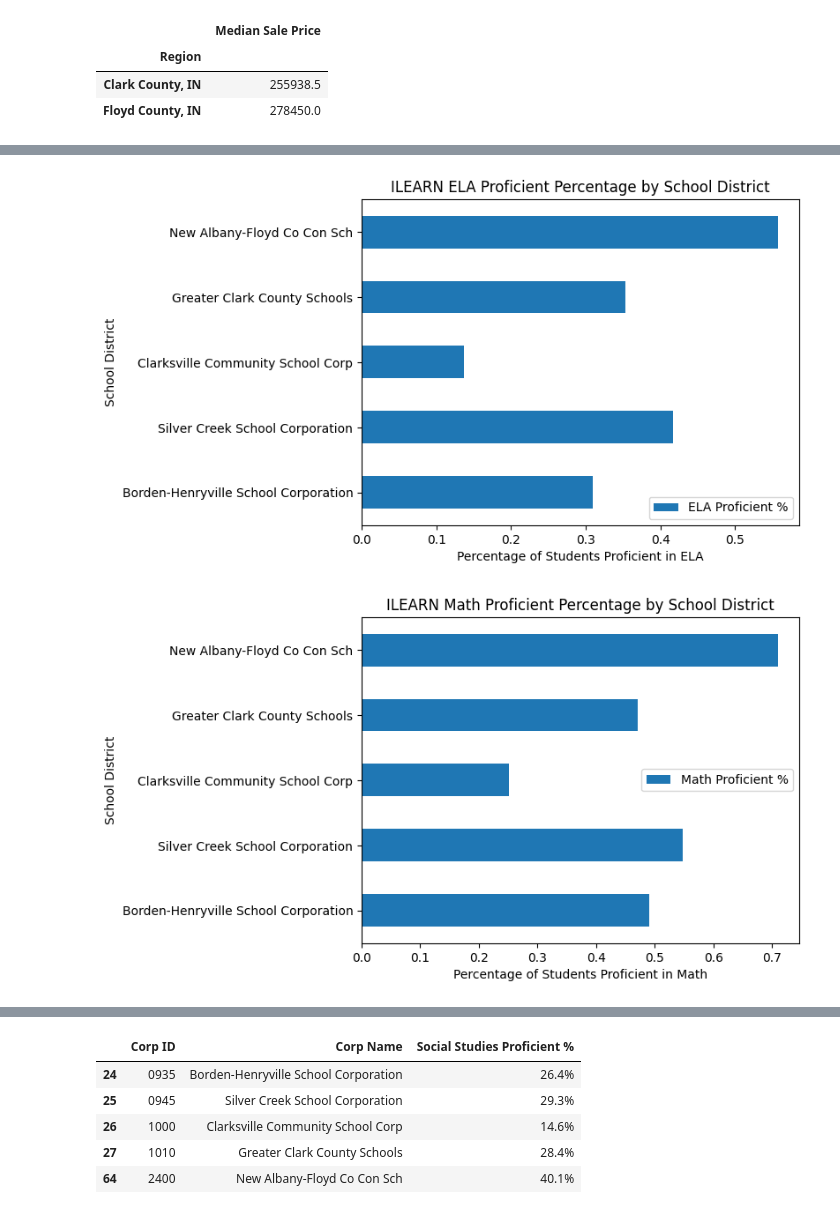
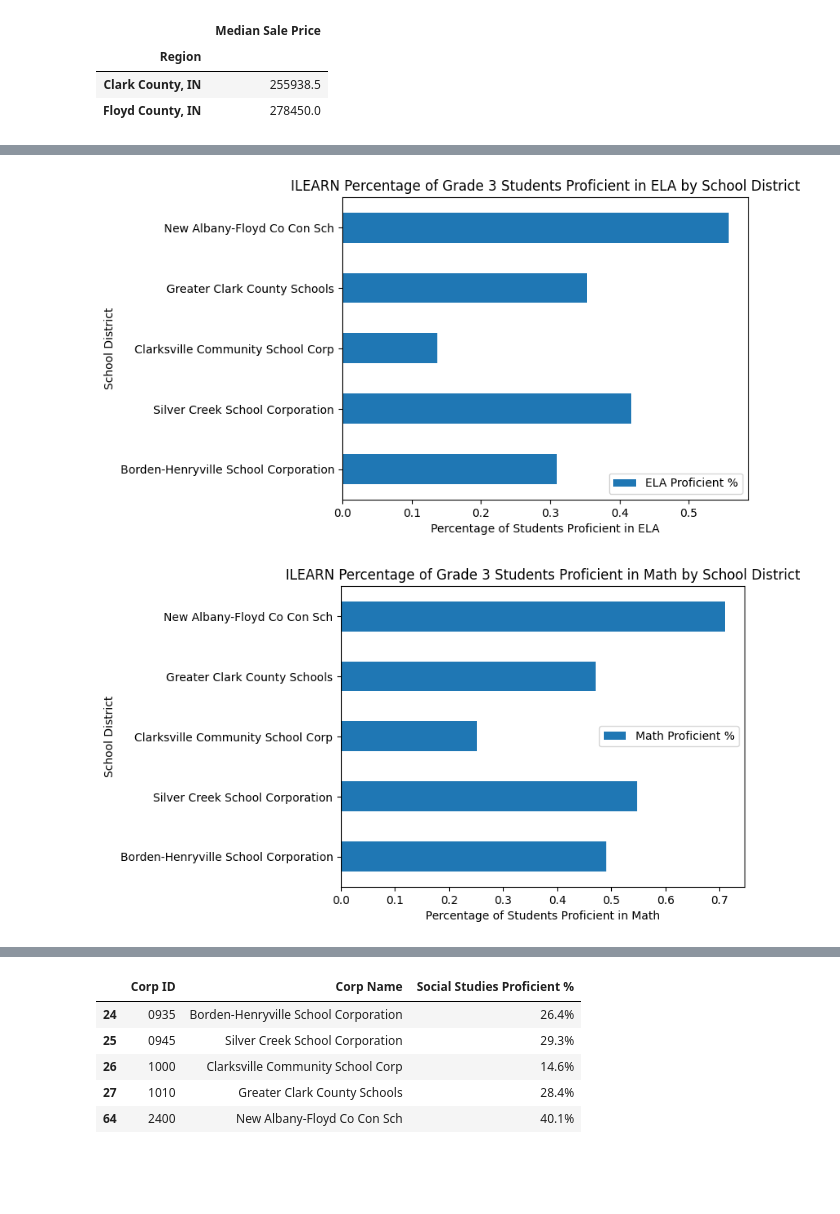
Before and after one commit to RachTheRad/SoIN_Housing_Analysis, a Jupyter notebook: HA_Cap_NB1.ipynb, the cells around one changed output, grey strips where cells are left out. Saved outputs shown, nothing was run; the diff lists cells and outputs as text; code cells hidden in the pictures; blank space fills up the shorter version.

```diff
--- a/HA_Cap_NB1.ipynb
+++ b/HA_Cap_NB1.ipynb
@@ -1062,13 +1096,13 @@ ilearn_copy
 # %%
 #bar chart to plot % of students proficient in ELA by School District
 ax2 = ilearn_copy.plot.barh(x='Corporation Name',
                                  y='ELA Proficient %',
                                  rot=0,
                                  xlabel='Percentage of Students Proficient in ELA',
                                  ylabel='School District',
-                                 title="ILEARN ELA Proficient Percentage by School District") # look up label rotation
+                                 title="ILEARN Percentage of Grade 3 Students Proficient in ELA by School District")
 # %% [output]
-[figure, old version]
+[figure, new version]
 # %%
 #bar chart to plot % of students proficient in ELA by School District
 ax2 = ilearn_copy.plot.barh(x='Corporation Name',
@@ -1076,9 +1110,9 @@ ax2 = ilearn_copy.plot.barh(x='Corporation Name',
                                  rot=0,
                                  xlabel='Percentage of Students Proficient in Math',
                                  ylabel='School District',
-                                 title="ILEARN Math Proficient Percentage by School District")
+                                 title="ILEARN Percentage of Grade 3 Students Proficient in Math by School District")
 # %% [output]
-[figure, old version]
+[figure, new version]
 # %%
 #bar chart to plot % of students proficient in ELA by School District
 ax3 = ilearn_copy.plot.barh(x='Corporation Name',
```
Also changed, not shown: parts of 25 cells of this notebook.
